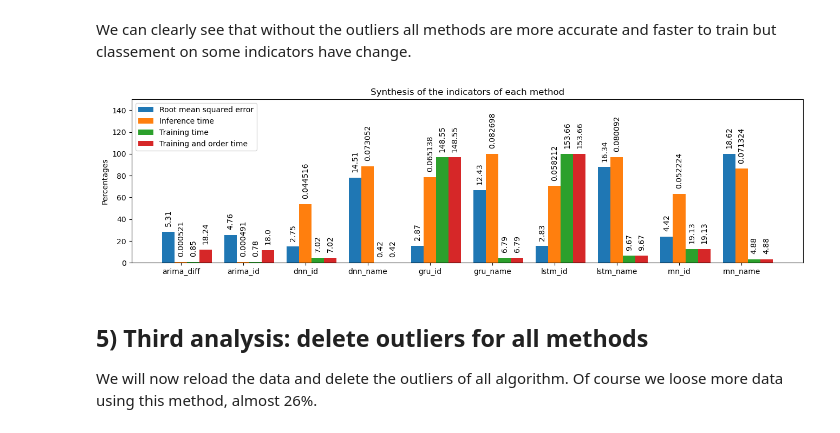
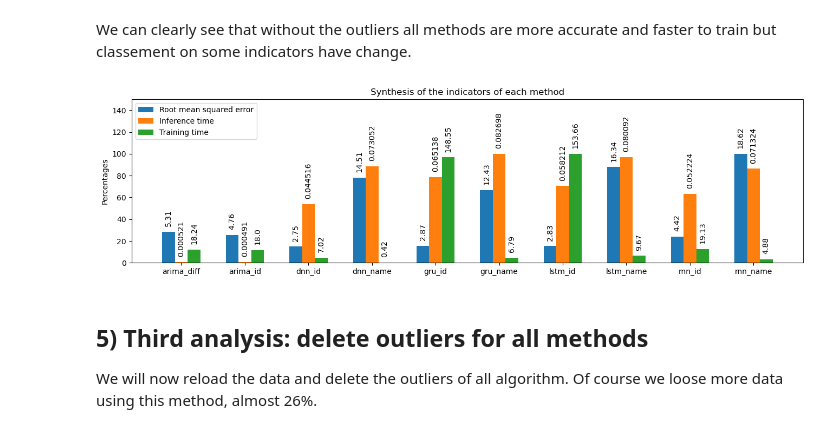
Before and after one commit to Hurence/historian, a Jupyter notebook: historian-timeseries/src/main/python/comparaison.ipynb, the cells around one changed output. Cells and saved outputs as stored; diff of their text form; code cells hidden in the pictures.

```diff
--- a/historian-timeseries/src/main/python/comparaison.ipynb
+++ b/historian-timeseries/src/main/python/comparaison.ipynb
@@ -62,7 +62,7 @@ def load_dataset(dnn):
 
     return dataset, dataname
 
-def synthesis(dataset, dataname, string, decim, prin):
+def synthesis(dataset, dataname, string, decim, prin=True):
     order = False
     if string == 'order_time':
         if prin:
@@ -185,21 +185,18 @@ def root_mean(dataset, dataname):
     fig1.tight_layout()
     plt.show()
 
-def preparation(mean_squared, inference, training, order_training):
+def preparation(mean_squared, inference, order_training):
     adj_mean = adjust(mean_squared)
     adj_infe = adjust(inference)
-    adj_train = adjust(training)
     adj_order = adjust(order_training)
 
     mean_squared = sorted(mean_squared, key=lambda cptr: cptr[0])
     inference = sorted(inference, key=lambda cptr: cptr[0])
-    training = sorted(training, key=lambda cptr: cptr[0])
     order_training = sorted(order_training, key=lambda cptr: cptr[0])
     adj_mean = sorted(adj_mean, key=lambda cptr: cptr[0])
     adj_infe = sorted(adj_infe, key=lambda cptr: cptr[0])
-    adj_train = sorted(adj_train, key=lambda cptr: cptr[0])
     adj_order = sorted(adj_order, key=lambda cptr: cptr[0])
-    return [adj_mean, adj_infe, adj_train, adj_order, mean_squared, inference, training, order_training]
+    return [adj_mean, adj_infe, adj_order, mean_squared, inference, order_training]
 
 def histo(prep):
     fig=plt.figure(figsize=(16,4), dpi= 100, facecolor='w', edgecolor='k')
@@ -213,18 +210,16 @@ def histo(prep):
     rect1 = ax.bar(ind+0*w, [tup[1] for tup in prep[0]], w)
     rect2 = ax.bar(ind+1*w, [tup[1] for tup in prep[1]], w)
     rect3 = ax.bar(ind+2*w, [tup[1] for tup in prep[2]], w)
-    rect4 = ax.bar(ind+3*w, [tup[1] for tup in prep[3]], w)
 
     ax.set_ylabel('Percentages')
     ax.set_xticks(ind+w)
-    ax.set_xticklabels([tup[0] for tup in prep[5]])
-    ax.legend(['Root mean squared error', 'Inference time', 'Training time', 'Training and order time'], loc='upper left')
+    ax.set_xticklabels([tup[0] for tup in prep[4]])
+    ax.legend(['Root mean squared error', 'Inference time', 'Training time'], loc='upper left')
     plt.title('Synthesis of the indicators of each method')
 
-    autolabel(ax, rect1, prep[4], 2)
-    autolabel(ax, rect2, prep[5], 6)
-    autolabel(ax, rect3, prep[6], 2)
-    autolabel(ax, rect4, prep[7], 2)
+    autolabel(ax, rect1, prep[3], 2)
+    autolabel(ax, rect2, prep[4], 6)
+    autolabel(ax, rect3, prep[5], 2)
 
     plt.show()
 # %% [markdown]
@@ -316,7 +300,7 @@ root_mean(dataset, dataname)
 # %% [output]
 [figure]
 # %%
-mean_squared = synthesis(dataset, dataname, 'mean_squared_error', 2, True)
+mean_squared = synthesis(dataset, dataname, 'mean_squared_error', 2)
 # %% [output]
 Mean squared error comparaison :
 dnn_id      :        2.75        |        arima_diff  :        5.31
@@ -325,7 +309,7 @@ gru_id      :        2.87        |        dnn_name    :       14.51
 rnn_id      :        4.42        |        lstm_name   :       16.34
 arima_id    :        4.76        |        rnn_name    :       18.62
 # %%
-inference = synthesis(dataset, dataname, 'inference_time', 6, True)
+inference = synthesis(dataset, dataname, 'inference_time', 6)
 # %% [output]
 Inference time comparaison (seconds) :
 arima_id    :    0.000491        |        gru_id      :    0.065138
@@ -338,5 +320,5 @@ training = synthesis(dataset, dataname, 'training_time', 2, False)
 # %%
-order_training = synthesis(dataset, dataname, 'order_time', 2, True)
+order_training = synthesis(dataset, dataname, 'order_time', 2)
 # %% [output]
 Training time and time of order computing for arima comparaison (seconds) :
 dnn_name    :        0.42        |        arima_id    :        18.0
@@ -347,10 +329,10 @@ lstm_name   :        9.67        |        lstm_id     :      153.66
 # %% [markdown]
 We can clearly see that without the outliers all methods are more accurate and faster to train but classement on some indicators have change.
 # %%
-prep = preparation(mean_squared, inference, training, order_training)
+prep = preparation(mean_squared, inference, order_training)
 histo(prep)
 # %% [output]
-[figure, old version]
+[figure, new version]
 # %%
 # Comparaison DNN id/name temps d'entrainement/RMS
 # comp_idName('DNN', order_training, mean_squared)
```
Also changed, not shown: parts of 12 cells of this notebook, 6 other files.
